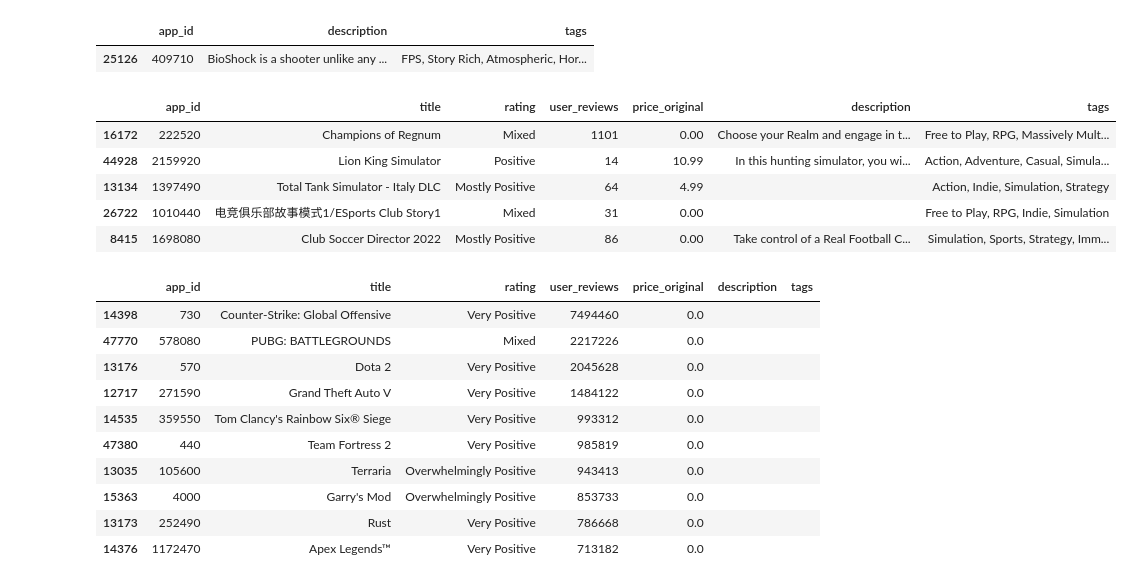
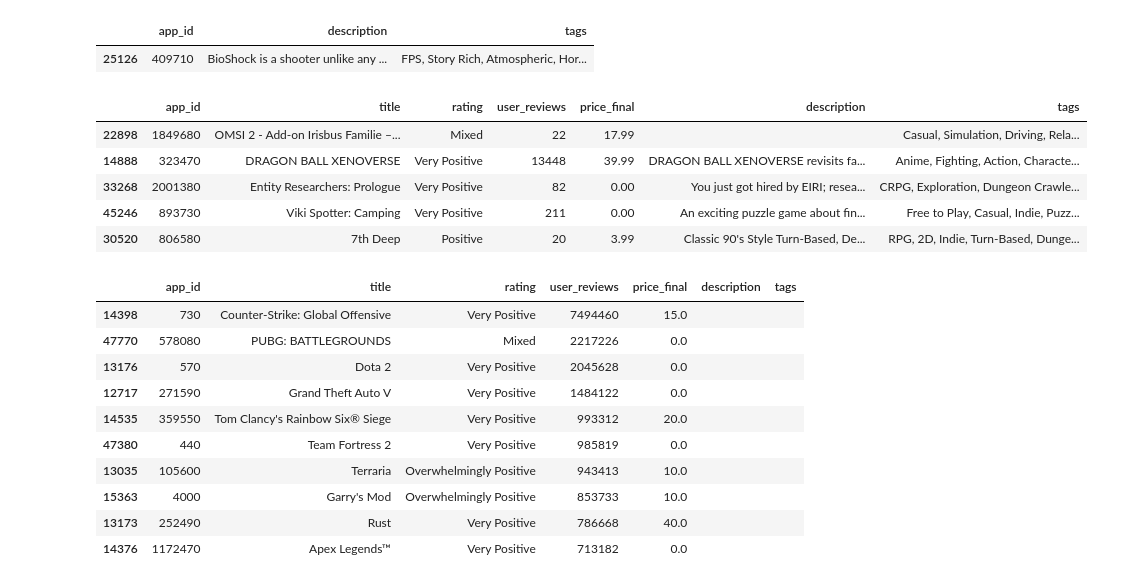
Before and after one commit to zhulkhoirr/Steam-Recommendation-System, a Jupyter notebook: SteamRecommendationSystem.ipynb, the cells around one changed output. Cells and saved outputs as stored; diff of their text form; code cells hidden in the pictures.

```diff
--- a/SteamRecommendationSystem.ipynb
+++ b/SteamRecommendationSystem.ipynb
@@ -364,18 +364,18 @@ gg
 # %%
 games_with_metadata_df = pd.merge(games_df, games_metadata_df, on='app_id', how='outer')
 
-selected_columns = ['app_id', 'title', 'rating', 'user_reviews', 'final_price', 'description', 'tags']
+selected_columns = ['app_id', 'title', 'rating', 'user_reviews', 'price_final', 'description', 'tags']
 
 games_with_metadata_df = games_with_metadata_df[selected_columns]
 
 games_with_metadata_df.sample(5)
 # %% [output]
-|  | app_id | title | rating | user_reviews | price_original | description | tags |
-| 16172 | 222520 | Champions of Regnum | Mixed | 1101 | 0.00 | Choose your Realm and engage in t... | Free to Play, RPG, Massively Mult... |
-| 44928 | 2159920 | Lion King Simulator | Positive | 14 | 10.99 | In this hunting simulator, you wi... | Action, Adventure, Casual, Simula... |
-| 13134 | 1397490 | Total Tank Simulator - Italy DLC | Mostly Positive | 64 | 4.99 |  | Action, Indie, Simulation, Strategy |
-| 26722 | 1010440 | 电竞俱乐部故事模式1/ESports Club Story1 | Mixed | 31 | 0.00 |  | Free to Play, RPG, Indie, Simulation |
-| 8415 | 1698080 | Club Soccer Director 2022 | Mostly Positive | 86 | 0.00 | Take control of a Real Football C... | Simulation, Sports, Strategy, Imm... |
+|  | app_id | title | rating | user_reviews | price_final | description | tags |
+| 22898 | 1849680 | OMSI 2 - Add-on Irisbus Familie –... | Mixed | 22 | 17.99 |  | Casual, Simulation, Driving, Rela... |
+| 14888 | 323470 | DRAGON BALL XENOVERSE | Very Positive | 13448 | 39.99 | DRAGON BALL XENOVERSE revisits fa... | Anime, Fighting, Action, Characte... |
+| 33268 | 2001380 | Entity Researchers: Prologue | Very Positive | 82 | 0.00 | You just got hired by EIRI; resea... | CRPG, Exploration, Dungeon Crawle... |
+| 45246 | 893730 | Viki Spotter: Camping | Very Positive | 211 | 0.00 | An exciting puzzle game about fin... | Free to Play, Casual, Indie, Puzz... |
+| 30520 | 806580 | 7th Deep | Positive | 20 | 3.99 | Classic 90's Style Turn-Based, De... | RPG, 2D, Indie, Turn-Based, Dunge... |
 # %%
 filtered_df = games_with_metadata_df[selected_columns]
 
@@ -383,16 +383,16 @@ sorted_df = filtered_df.sort_values(by='user_reviews', ascending=False).head(10)
 
 sorted_df
 # %% [output]
-|  | app_id | title | rating | user_reviews | price_original | description | tags |
-| 14398 | 730 | Counter-Strike: Global Offensive | Very Positive | 7494460 | 0.0 |  |  |
+|  | app_id | title | rating | user_reviews | price_final | description | tags |
+| 14398 | 730 | Counter-Strike: Global Offensive | Very Positive | 7494460 | 15.0 |  |  |
 | 47770 | 578080 | PUBG: BATTLEGROUNDS | Mixed | 2217226 | 0.0 |  |  |
 | 13176 | 570 | Dota 2 | Very Positive | 2045628 | 0.0 |  |  |
 | 12717 | 271590 | Grand Theft Auto V | Very Positive | 1484122 | 0.0 |  |  |
-| 14535 | 359550 | Tom Clancy's Rainbow Six® Siege | Very Positive | 993312 | 0.0 |  |  |
+| 14535 | 359550 | Tom Clancy's Rainbow Six® Siege | Very Positive | 993312 | 20.0 |  |  |
 | 47380 | 440 | Team Fortress 2 | Very Positive | 985819 | 0.0 |  |  |
-| 13035 | 105600 | Terraria | Overwhelmingly Positive | 943413 | 0.0 |  |  |
-| 15363 | 4000 | Garry's Mod | Overwhelmingly Positive | 853733 | 0.0 |  |  |
-| 13173 | 252490 | Rust | Very Positive | 786668 | 0.0 |  |  |
+| 13035 | 105600 | Terraria | Overwhelmingly Positive | 943413 | 10.0 |  |  |
+| 15363 | 4000 | Garry's Mod | Overwhelmingly Positive | 853733 | 10.0 |  |  |
+| 13173 | 252490 | Rust | Very Positive | 786668 | 40.0 |  |  |
 | 14376 | 1172470 | Apex Legends™ | Very Positive | 713182 | 0.0 |  |  |
 # %%
 users_df = pd.read_csv('users.csv')
```
Also changed, not shown: parts of 11 cells of this notebook.
